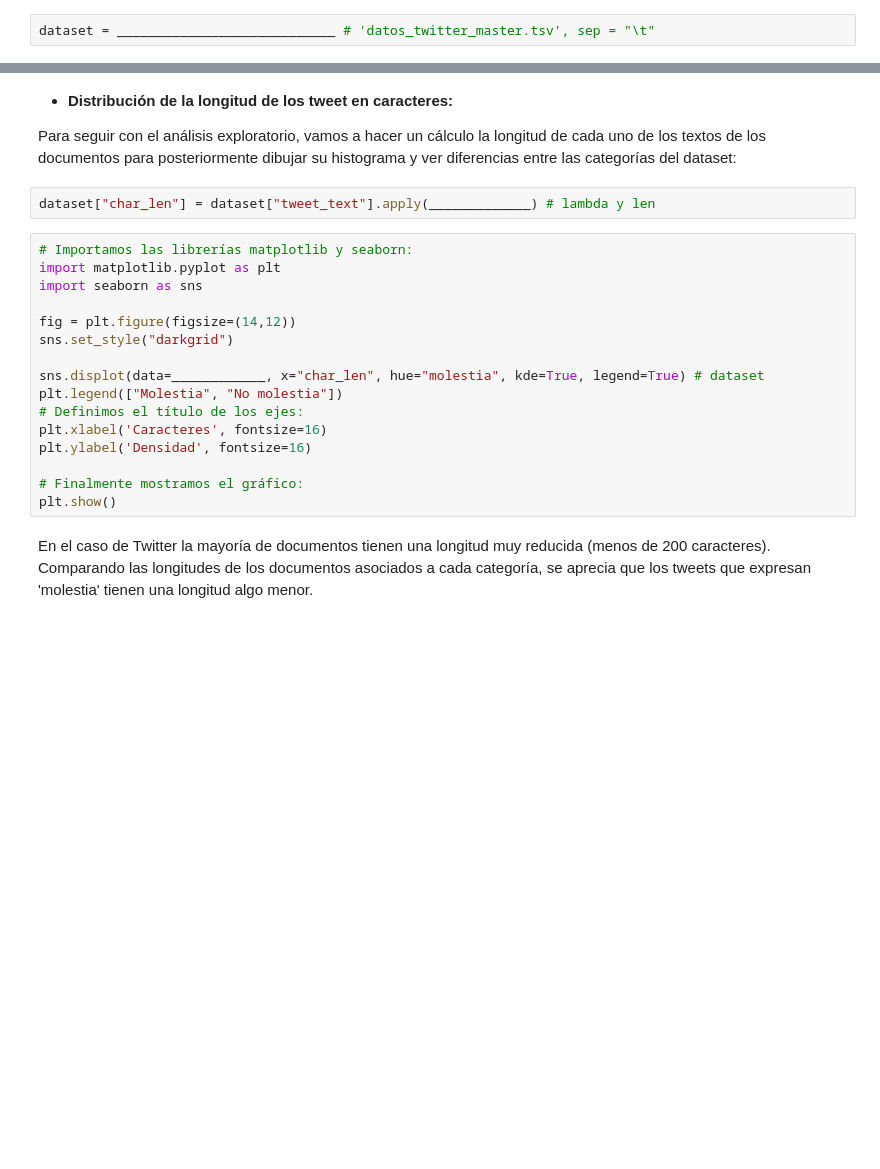
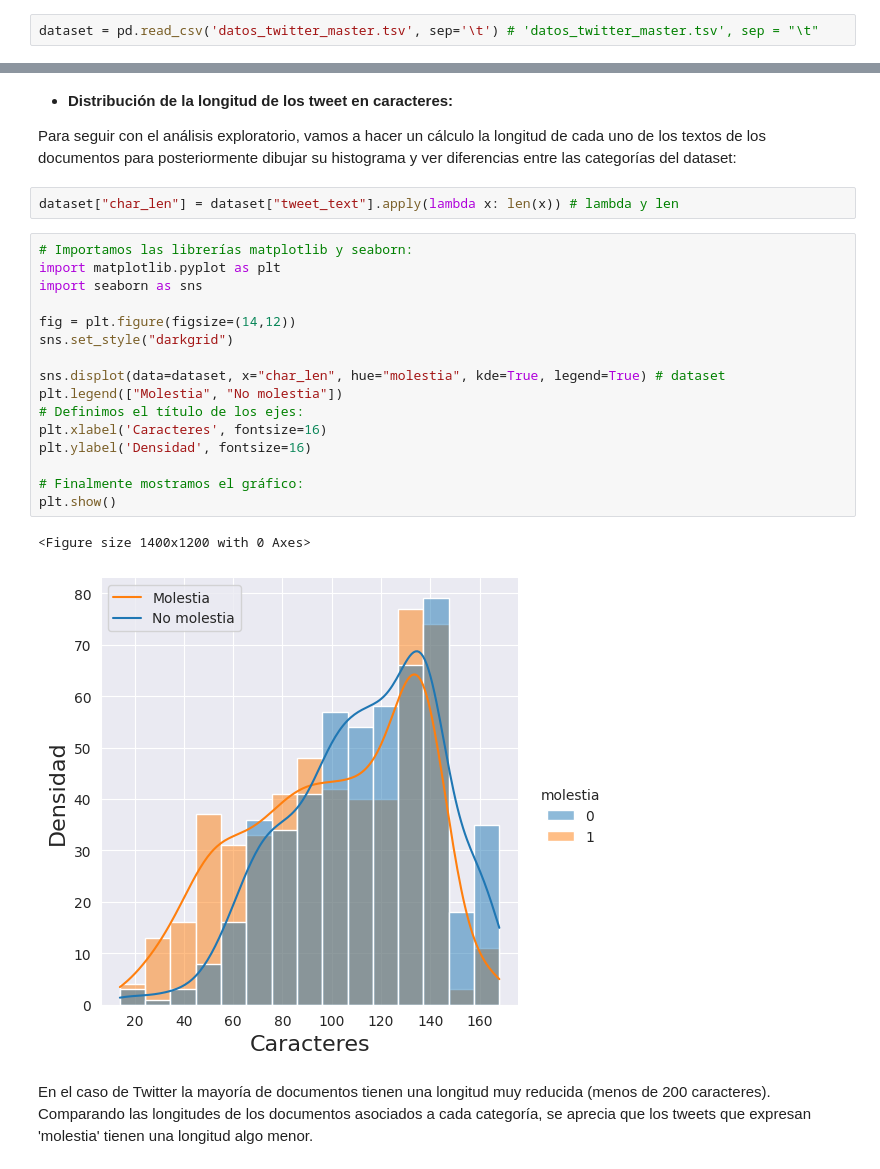
Before and after one commit to ivanrnarvaez/text_mining, a Jupyter notebook: 5_TextClassification_FeaturesAndLM_master_alumnos.ipynb, the cells around one changed output, grey strips where cells are left out. Drawn from its saved outputs; the diff is of its cells as text; blank space fills up the shorter version.

```diff
--- a/5_TextClassification_FeaturesAndLM_master_alumnos.ipynb
+++ b/5_TextClassification_FeaturesAndLM_master_alumnos.ipynb
@@ -35,7 +97,7 @@ from sklearn.metrics import classification_report
 # %% [markdown]
 En primer lugar, descargaremos el conjunto de datos anotados. En este caso trabajaremos con documentos provenientes de la red social Twitter.
 # %%
-dataset = ____________________________ # 'datos_twitter_master.tsv', sep = "\t"
+dataset = pd.read_csv('datos_twitter_master.tsv', sep='\t') # 'datos_twitter_master.tsv', sep = "\t"
 # %% [markdown]
 # Análisis exploratorio de los datos (EDA)
 # %% [markdown]
@@ -104,23 +182,26 @@ Llevar a cabo un análisis exploratorio de los documentos es un proceso más com
 
 Para seguir con el análisis exploratorio, vamos a hacer un cálculo la longitud de cada uno de los textos de los documentos para posteriormente dibujar su histograma y ver diferencias entre las categorías del dataset:
 # %%
-dataset["char_len"] = dataset["tweet_text"].apply(_____________) # lambda y len
+dataset["char_len"] = dataset["tweet_text"].apply(lambda x: len(x)) # lambda y len
 # %%
 # Importamos las librerías matplotlib y seaborn:
 import matplotlib.pyplot as plt
 import seaborn as sns
 
 fig = plt.figure(figsize=(14,12))
 sns.set_style("darkgrid")
 
-sns.displot(data=____________, x="char_len", hue="molestia", kde=True, legend=True) # dataset
+sns.displot(data=dataset, x="char_len", hue="molestia", kde=True, legend=True) # dataset
 plt.legend(["Molestia", "No molestia"])
 # Definimos el título de los ejes:
 plt.xlabel('Caracteres', fontsize=16)
 plt.ylabel('Densidad', fontsize=16)
 
 # Finalmente mostramos el gráfico:
 plt.show()
+# %% [output]
+<Figure size 1400x1200 with 0 Axes>
+[figure, added]
 # %% [markdown]
 En el caso de Twitter la mayoría de documentos tienen una longitud muy reducida (menos de 200 caracteres). Comparando las longitudes de los documentos asociados a cada categoría, se aprecia que los tweets que expresan 'molestia' tienen una longitud algo menor.
 # %% [markdown]
```
Also changed, not shown: parts of 57 cells of this notebook.
